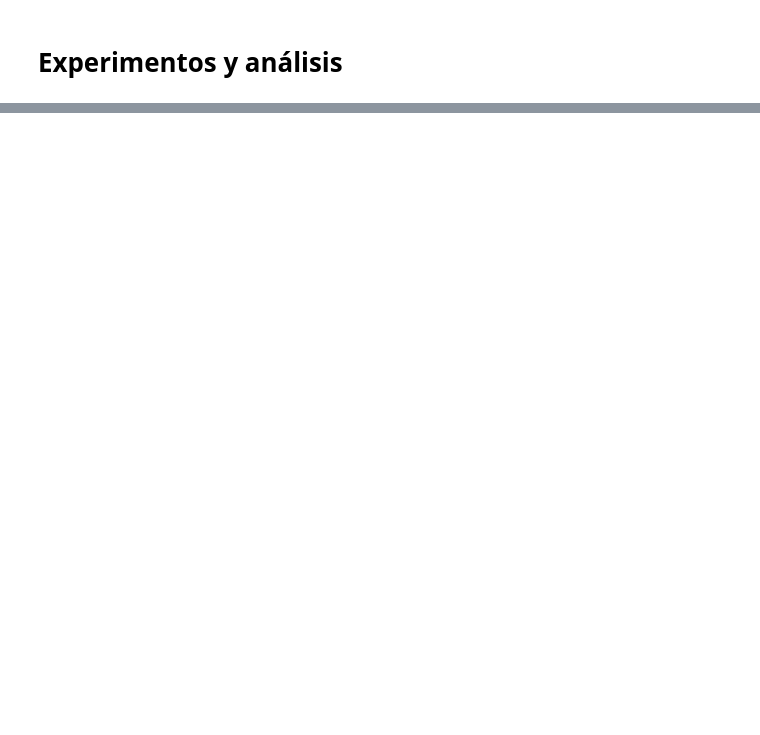
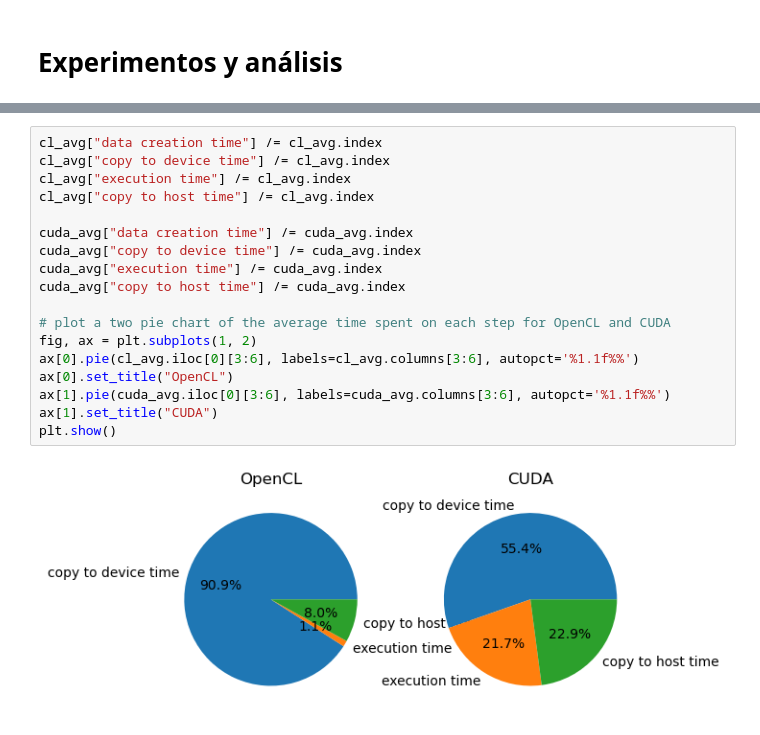
Before and after one commit to tinSegur/CC7515-Tarea2, a Jupyter notebook: experiment/exp.ipynb, the cells around one changed output, grey strips where cells are left out. Saved outputs shown, nothing was run; the diff lists cells and outputs as text; blank space fills up the shorter version.

```diff
--- a/experiment/exp.ipynb
+++ b/experiment/exp.ipynb
@@ -33,0 +142,20 @@ TypeError: expected str, bytes or os.PathLike object, not int
+# %%
+cl_avg["data creation time"] /= cl_avg.index
+cl_avg["copy to device time"] /= cl_avg.index
+cl_avg["execution time"] /= cl_avg.index
+cl_avg["copy to host time"] /= cl_avg.index
+
+cuda_avg["data creation time"] /= cuda_avg.index
+cuda_avg["copy to device time"] /= cuda_avg.index
+cuda_avg["execution time"] /= cuda_avg.index
+cuda_avg["copy to host time"] /= cuda_avg.index
+
+# plot a two pie chart of the average time spent on each step for OpenCL and CUDA
+fig, ax = plt.subplots(1, 2)
+ax[0].pie(cl_avg.iloc[0][3:6], labels=cl_avg.columns[3:6], autopct='%1.1f%%')
+ax[0].set_title("OpenCL")
+ax[1].pie(cuda_avg.iloc[0][3:6], labels=cuda_avg.columns[3:6], autopct='%1.1f%%')
+ax[1].set_title("CUDA")
+plt.show()
+# %% [output]
+[figure, added]
```
Also changed, not shown: parts of 9 cells of this notebook, 2 other files.
